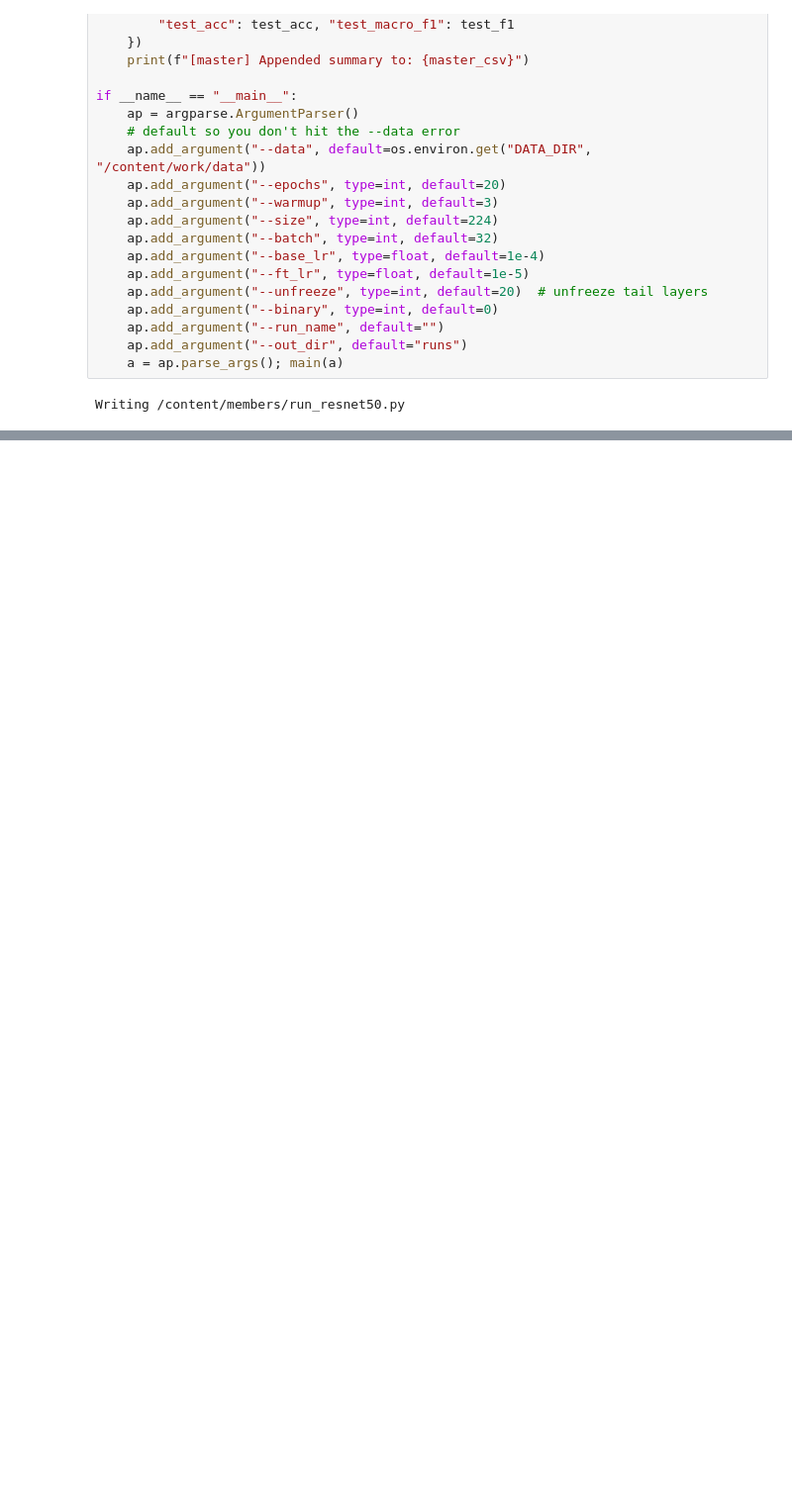
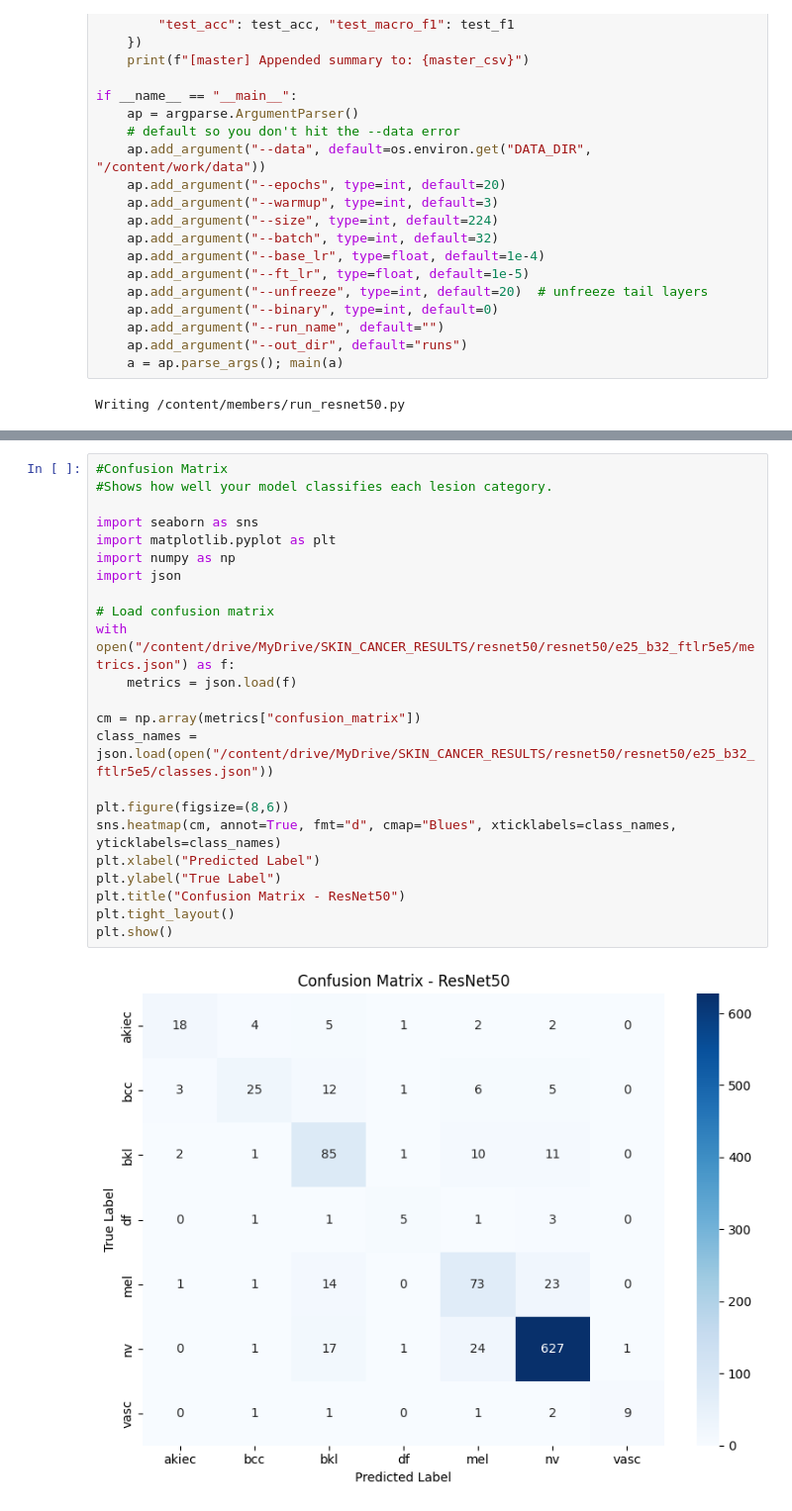
Before and after one commit to kasundi2002/Deep-Learning-Project, a Jupyter notebook: members/SkinCancerClassification_ResNet50.ipynb, the cells around one changed output, grey strips where cells are left out. Shown: that part at 99% size. Saved outputs shown, nothing was run; the diff lists cells and outputs as text; blank space fills up the shorter version.

```diff
--- a/members/SkinCancerClassification_ResNet50.ipynb
+++ b/members/SkinCancerClassification_ResNet50.ipynb
@@ -704,0 +1084,25 @@ timestamp,run_name,data,img_size,batch,warmup,epochs,unfreeze,base_lr,ft_lr,bina
+# %%
+#Confusion Matrix
+#Shows how well your model classifies each lesion category.
+
+import seaborn as sns
+import matplotlib.pyplot as plt
+import numpy as np
+import json
+
+# Load confusion matrix
+with open("/content/drive/MyDrive/SKIN_CANCER_RESULTS/resnet50/resnet50/e25_b32_ftlr5e5/metrics.json") as f:
+    metrics = json.load(f)
+
+cm = np.array(metrics["confusion_matrix"])
+class_names = json.load(open("/content/drive/MyDrive/SKIN_CANCER_RESULTS/resnet50/resnet50/e25_b32_ftlr5e5/classes.json"))
+
+plt.figure(figsize=(8,6))
+sns.heatmap(cm, annot=True, fmt="d", cmap="Blues", xticklabels=class_names, yticklabels=class_names)
+plt.xlabel("Predicted Label")
+plt.ylabel("True Label")
+plt.title("Confusion Matrix - ResNet50")
+plt.tight_layout()
+plt.show()
+# %% [output]
+[figure, added]
```
Also changed, not shown: parts of 40 cells of this notebook.
